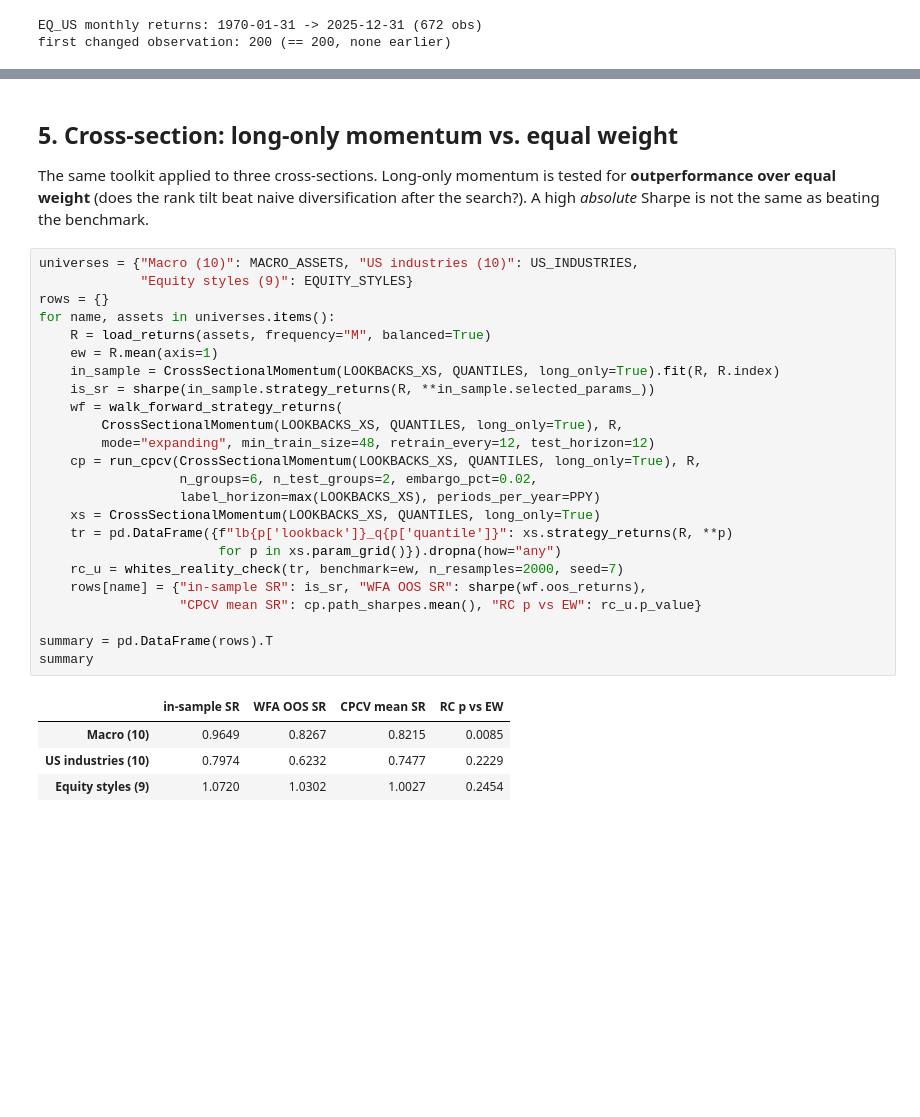
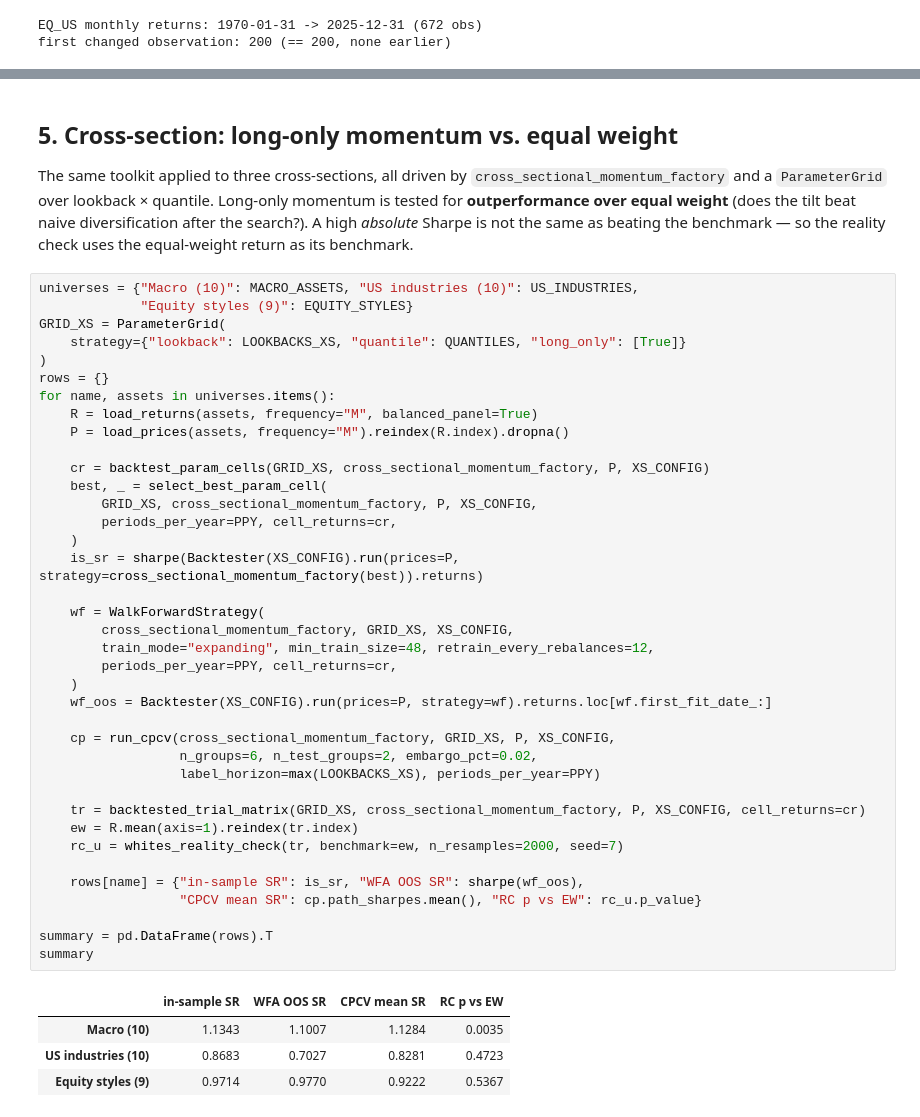
Before and after one commit to jakubrojcek/gaa_students, a Jupyter notebook: AssetAllocation5_TAA.ipynb, the cells around one changed output, grey strips where cells are left out. Drawn from its saved outputs; the diff is of its cells as text; blank space fills up the shorter version.

```diff
--- a/AssetAllocation5_TAA.ipynb
+++ b/AssetAllocation5_TAA.ipynb
@@ -194,38 +354,55 @@ dtype: float64
 # %% [markdown]
 ## 5. Cross-section: long-only momentum vs. equal weight
 
-The same toolkit applied to three cross-sections. Long-only momentum is tested for
-**outperformance over equal weight** (does the rank tilt beat naive diversification
-after the search?). A high *absolute* Sharpe is not the same as beating the benchmark.
+The same toolkit applied to three cross-sections, all driven by
+`cross_sectional_momentum_factory` and a `ParameterGrid` over lookback × quantile.
+Long-only momentum is tested for **outperformance over equal weight** (does the
+tilt beat naive diversification after the search?). A high *absolute* Sharpe is not
+the same as beating the benchmark — so the reality check uses the equal-weight
+return as its benchmark.
 # %%
 universes = {"Macro (10)": MACRO_ASSETS, "US industries (10)": US_INDUSTRIES,
              "Equity styles (9)": EQUITY_STYLES}
+GRID_XS = ParameterGrid(
+    strategy={"lookback": LOOKBACKS_XS, "quantile": QUANTILES, "long_only": [True]}
+)
 rows = {}
 for name, assets in universes.items():
-    R = load_returns(assets, frequency="M", balanced=True)
-    ew = R.mean(axis=1)
-    in_sample = CrossSectionalMomentum(LOOKBACKS_XS, QUANTILES, long_only=True).fit(R, R.index)
-    is_sr = sharpe(in_sample.strategy_returns(R, **in_sample.selected_params_))
-    wf = walk_forward_strategy_returns(
-        CrossSectionalMomentum(LOOKBACKS_XS, QUANTILES, long_only=True), R,
-        mode="expanding", min_train_size=48, retrain_every=12, test_horizon=12)
-    cp = run_cpcv(CrossSectionalMomentum(LOOKBACKS_XS, QUANTILES, long_only=True), R,
+    R = load_returns(assets, frequency="M", balanced_panel=True)
+    P = load_prices(assets, frequency="M").reindex(R.index).dropna()
+
+    cr = backtest_param_cells(GRID_XS, cross_sectional_momentum_factory, P, XS_CONFIG)
+    best, _ = select_best_param_cell(
+        GRID_XS, cross_sectional_momentum_factory, P, XS_CONFIG,
+        periods_per_year=PPY, cell_returns=cr,
+    )
+    is_sr = sharpe(Backtester(XS_CONFIG).run(prices=P, strategy=cross_sectional_momentum_factory(best)).returns)
+
+    wf = WalkForwardStrategy(
+        cross_sectional_momentum_factory, GRID_XS, XS_CONFIG,
+        train_mode="expanding", min_train_size=48, retrain_every_rebalances=12,
+        periods_per_year=PPY, cell_returns=cr,
+    )
+    wf_oos = Backtester(XS_CONFIG).run(prices=P, strategy=wf).returns.loc[wf.first_fit_date_:]
+
+    cp = run_cpcv(cross_sectional_momentum_factory, GRID_XS, P, XS_CONFIG,
                   n_groups=6, n_test_groups=2, embargo_pct=0.02,
                   label_horizon=max(LOOKBACKS_XS), periods_per_year=PPY)
-    xs = CrossSectionalMomentum(LOOKBACKS_XS, QUANTILES, long_only=True)
-    tr = pd.DataFrame({f"lb{p['lookback']}_q{p['quantile']}": xs.strategy_returns(R, **p)
-                       for p in xs.param_grid()}).dropna(how="any")
+
+    tr = backtested_trial_matrix(GRID_XS, cross_sectional_momentum_factory, P, XS_CONFIG, cell_returns=cr)
+    ew = R.mean(axis=1).reindex(tr.index)
     rc_u = whites_reality_check(tr, benchmark=ew, n_resamples=2000, seed=7)
-    rows[name] = {"in-sample SR": is_sr, "WFA OOS SR": sharpe(wf.oos_returns),
+
+    rows[name] = {"in-sample SR": is_sr, "WFA OOS SR": sharpe(wf_oos),
                   "CPCV mean SR": cp.path_sharpes.mean(), "RC p vs EW": rc_u.p_value}
 
 summary = pd.DataFrame(rows).T
 summary
 # %% [output]
 |  | in-sample SR | WFA OOS SR | CPCV mean SR | RC p vs EW |
-| Macro (10) | 0.9649 | 0.8267 | 0.8215 | 0.0085 |
-| US industries (10) | 0.7974 | 0.6232 | 0.7477 | 0.2229 |
-| Equity styles (9) | 1.0720 | 1.0302 | 1.0027 | 0.2454 |
+| Macro (10) | 1.1343 | 1.1007 | 1.1284 | 0.0035 |
+| US industries (10) | 0.8683 | 0.7027 | 0.8281 | 0.4723 |
+| Equity styles (9) | 0.9714 | 0.9770 | 0.9222 | 0.5367 |
 # %% [markdown]
 **Reading the result.** All three universes show a healthy absolute Sharpe — long-only
 momentum inherits the market premium — but only the macro cross-section *beats equal
```
Also changed, not shown: parts of 17 cells of this notebook, 18 other files.
